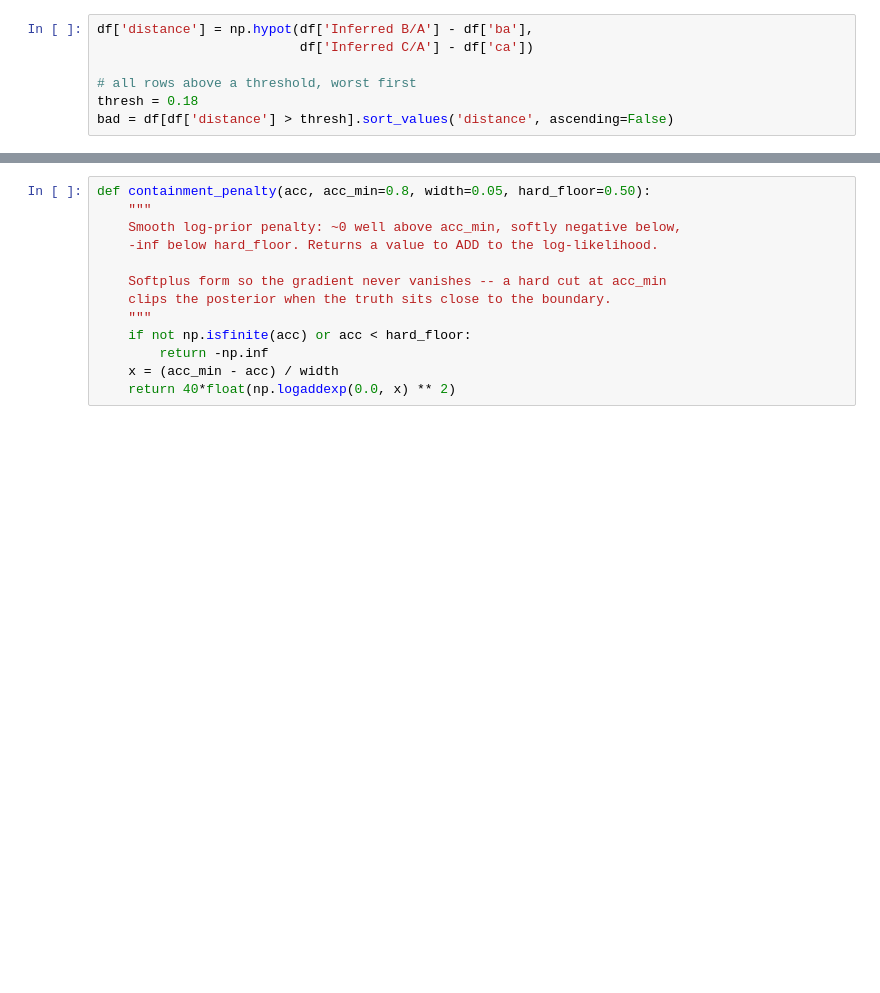
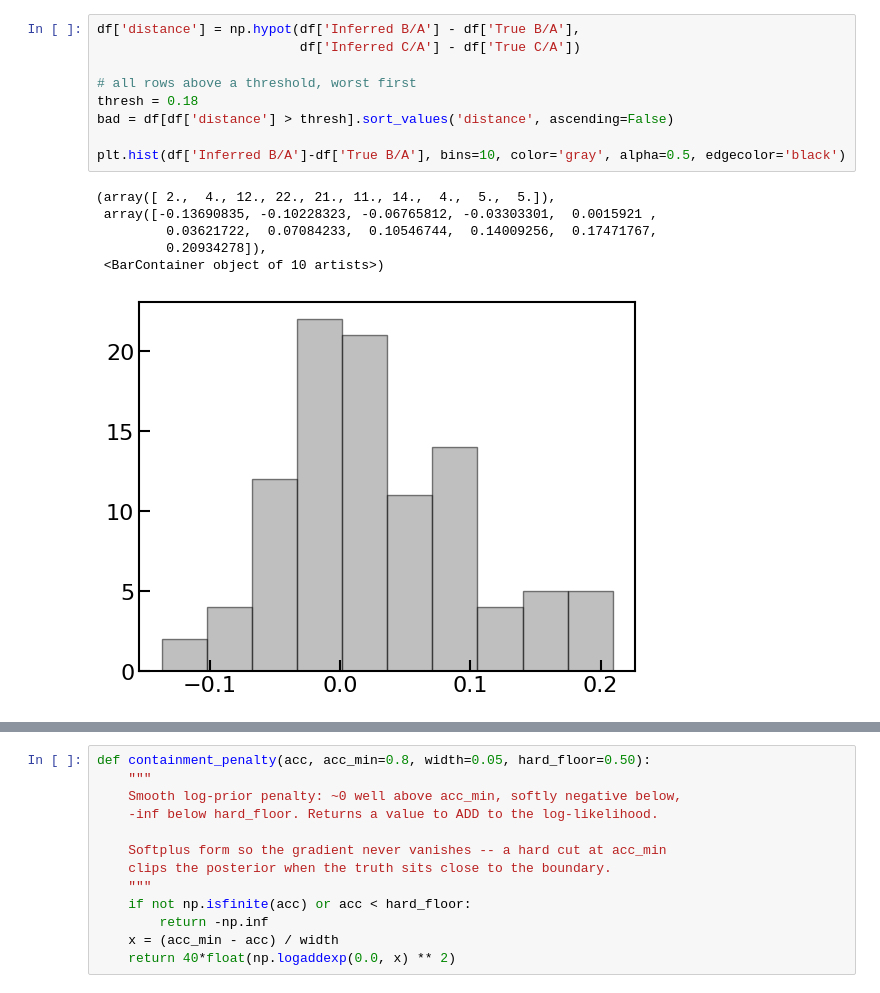
Before and after one commit to Bvogel4/MCMC-deprojection, a Jupyter notebook: tangos_testing.ipynb, the cells around one changed output, grey strips where cells are left out. Cells and saved outputs as stored; diff of their text form; blank space fills up the shorter version.

```diff
--- a/tangos_testing.ipynb
+++ b/tangos_testing.ipynb
@@ -283,7 +357,16 @@ fig.tight_layout()
 # %%
-df['distance'] = np.hypot(df['Inferred B/A'] - df['ba'],
-                          df['Inferred C/A'] - df['ca'])
+df['distance'] = np.hypot(df['Inferred B/A'] - df['True B/A'],
+                          df['Inferred C/A'] - df['True C/A'])
 
 # all rows above a threshold, worst first
 thresh = 0.18
 bad = df[df['distance'] > thresh].sort_values('distance', ascending=False)
+
+plt.hist(df['Inferred B/A']-df['True B/A'], bins=10, color='gray', alpha=0.5, edgecolor='black')
+# %% [output]
+(array([ 2.,  4., 12., 22., 21., 11., 14.,  4.,  5.,  5.]),
+ array([-0.13690835, -0.10228323, -0.06765812, -0.03303301,  0.0015921 ,
+         0.03621722,  0.07084233,  0.10546744,  0.14009256,  0.17471767,
+         0.20934278]),
+ <BarContainer object of 10 artists>)
+[figure, added]
```
Also changed, not shown: parts of 58 cells of this notebook, 17 other files.
